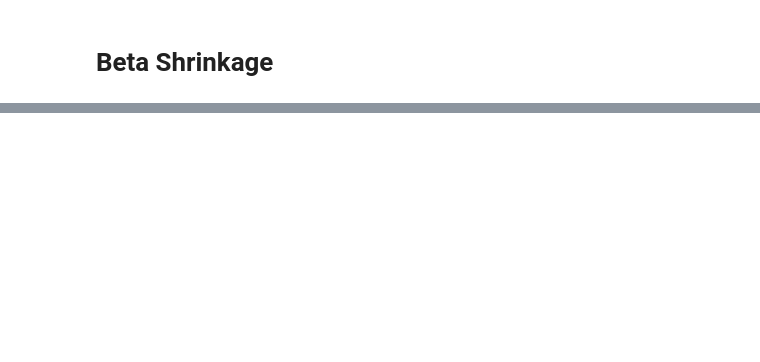
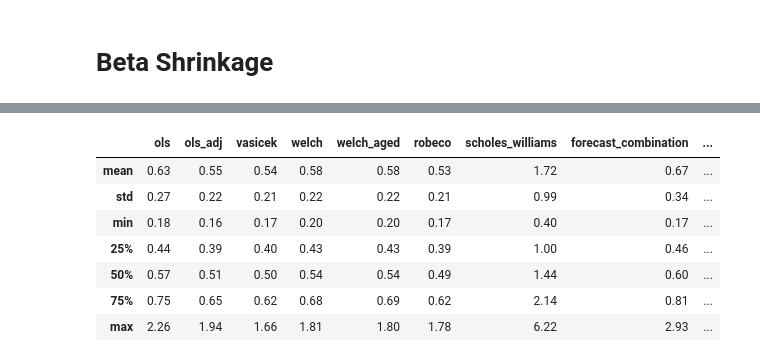
Before and after one commit to oronimbus/pybeta, a Jupyter notebook: demo.ipynb, the cells around one changed output, grey strips where cells are left out. Saved outputs shown, nothing was run; the diff lists cells and outputs as text; code cells hidden in the pictures; blank space fills up the shorter version.

```diff
--- a/demo.ipynb
+++ b/demo.ipynb
@@ -135,4 +158,0 @@ Still work in progress as result doesn't make sense right now...
-# %%
-bma = BetaBMA(sample_data.iloc[:,0], sample_data.iloc[:,1])
-results = bma.fit()
-results
@@ -140,0 +167,23 @@ results
+# %%
+rms_errors = {}
+
+for stock in results:
+    rms_errors[stock] = {}
+    beta_lag = beta_results[stock].shift(1).dropna()
+    beta_lead = index_beta[[stock]]
+
+    for model in beta_lag.columns:
+        rmse = np.sqrt(np.square(beta_lag[[model]].join(beta_lead).diff(axis=1).iloc[:,-1]).mean())
+        rms_errors[stock][model] = rmse
+
+rmse_df = pd.DataFrame.from_dict(rms_errors).T
+rmse_df.describe().iloc[1:,:].round(2)
+# %% [output]
+|  | ols | ols_adj | vasicek | welch | welch_aged | robeco | scholes_williams | forecast_combination | ... |
+| mean | 0.63 | 0.55 | 0.54 | 0.58 | 0.58 | 0.53 | 1.72 | 0.67 | ... |
+| std | 0.27 | 0.22 | 0.21 | 0.22 | 0.22 | 0.21 | 0.99 | 0.34 | ... |
+| min | 0.18 | 0.16 | 0.17 | 0.20 | 0.20 | 0.17 | 0.40 | 0.17 | ... |
+| 25% | 0.44 | 0.39 | 0.40 | 0.43 | 0.43 | 0.39 | 1.00 | 0.46 | ... |
+| 50% | 0.57 | 0.51 | 0.50 | 0.54 | 0.54 | 0.49 | 1.44 | 0.60 | ... |
+| 75% | 0.75 | 0.65 | 0.62 | 0.68 | 0.69 | 0.62 | 2.14 | 0.81 | ... |
+| max | 2.26 | 1.94 | 1.66 | 1.81 | 1.80 | 1.78 | 6.22 | 2.93 | ... |
```
Also changed, not shown: parts of 15 cells of this notebook.
